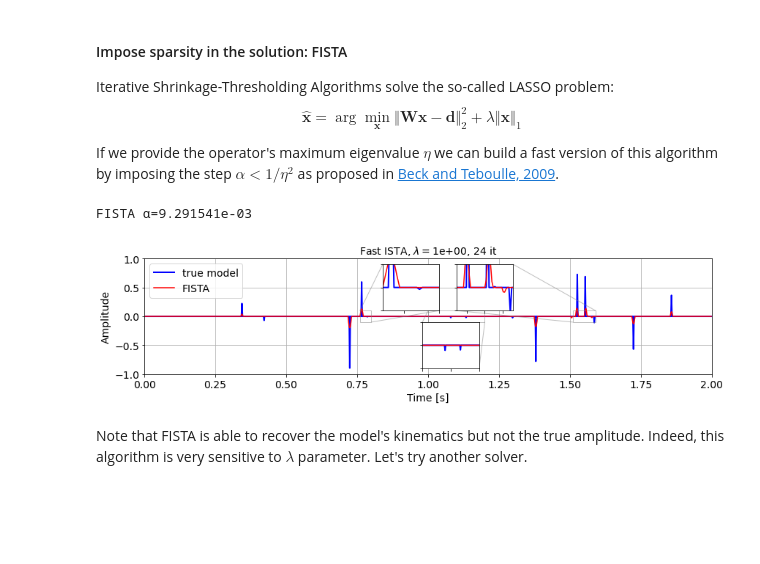
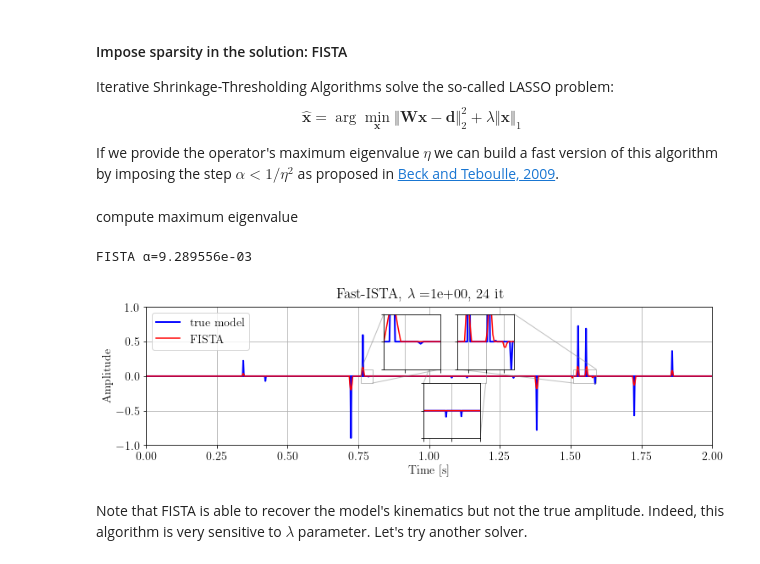
Before and after one commit to fpicetti/occamypy, a Jupyter notebook: tutorials/SplitBregman Examples.ipynb, the cells around one changed output. Drawn from its saved outputs; the diff is of its cells as text; code cells hidden in the pictures; blank space fills up the shorter version.

```diff
--- a/tutorials/SplitBregman Examples.ipynb
+++ b/tutorials/SplitBregman Examples.ipynb
@@ -49,17 +52,17 @@ In this example we want to invert a 1D seismic trace for the Earth's reflectivit
 We suppose the wavelet to be known, yielding  to a deterministic deconvolution problem.
 # %%
 # load wavelet
-wav = occamypy.VectorNumpy(np.load("./data/ricker20.npy"))
+wav = o.VectorNumpy(np.load("./data/ricker20.npy"))
 nt = 51.
 ot = 0.
 dt = 0.002
 
 # load reflectivity
-x = occamypy.VectorNumpy(np.load("./data/reflectivity1D.npy"))
+x = o.VectorNumpy(np.load("./data/reflectivity1D.npy"))
 time_axis = np.arange(x.size)*dt
 
 # instantating operator
-W = occamypy.ConvND(x, wav)
+W = o.ConvND(x, wav)
 
 # Generating true recorded trace
 d = W * x
@@ -216,64 +203,62 @@ Iterative Shrinkage-Thresholding Algorithms solve the so-called LASSO problem:
 
 If we provide the operator's maximum eigenvalue $\eta$ we can build a fast version
 of this algorithm by imposing the step $\alpha < 1/\eta^2$ as proposed in [Beck and Teboulle, 2009](https://doi.org/10.1137/080716542).
+# %% [markdown]
+compute maximum eigenvalue
+# %%
+maxeig = W.powerMethod()
+print('FISTA α=%.6e' % (1/(maxeig**2)))
+# %% [output]
+FISTA α=9.289556e-03
 # %%
-# compute maximum eigenvalue
-maxeig = W.powerMethod()
-print('FISTA α=%.6e' % (1/(maxeig**2)))
-
 # define the LASSO problem
-problemFISTA = occamypy.Lasso(x.clone().zero(), d, W, lambda_value=1, op_norm=maxeig**2)
+problemFISTA = o.Lasso(x.clone().zero(), d, W, lambda_value=1, op_norm=maxeig**2)
 
 # instantiate the fast solver with 1000 iterations
-FISTA = occamypy.ISTA(occamypy.BasicStopper(10000), fast=True)
+FISTA = o.ISTA(o.BasicStopper(10000), fast=True)
 FISTA.setDefaults(save_obj=True)
 
 # solve the problem
 FISTA.run(problemFISTA, verbose=False)
-# %% [output]
-FISTA α=9.291541e-03
 # %%
-fig, ax = plt.subplots(figsize=(12, 3))
+fig, ax = plt.subplots()
 ax.plot(time_axis, x.plot(), 'b', lw=2, label='true model')
 ax.plot(time_axis, problemFISTA.model.plot(), 'r',  label='FISTA')
 ax.legend(loc='upper left')
 ax.set_ylim(-1., 1.), ax.set_xlim(0,2)
 ax.set_xlabel("Time [s]"), ax.set_ylabel("Amplitude")
-ax.grid(True)
 
 axins1 = ax.inset_axes([0.42, 0.55, 0.1, 0.4])
 axins1.plot(time_axis, x.plot(), 'b', lw=2)
 axins1.plot(time_axis, problemFISTA.model.plot(), 'r')
 axins1.set_xlim(0.76, 0.8)
 axins1.set_ylim(-.1, .1)
 axins1.set_xticklabels('')
 axins1.set_yticklabels('')
 ax.indicate_inset_zoom(axins1)
 
 axins2 = ax.inset_axes([0.55, 0.55, 0.1, 0.4])
 axins2.plot(time_axis, x.plot(), 'b', lw=2)
 axins2.plot(time_axis, problemFISTA.model.plot(), 'r')
 axins2.set_xlim(1.51, 1.59)
 axins2.set_ylim(-.1, .1)
 axins2.set_xticklabels('')
 axins2.set_yticklabels('')
 ax.indicate_inset_zoom(axins2)
 
 axins3 = ax.inset_axes([0.49, 0.05, 0.1, 0.4])
 axins3.plot(time_axis, x.plot(), 'b', lw=2)
 axins3.plot(time_axis, problemFISTA.model.plot(), 'r')
 axins3.set_xlim(1.0, 1.2)
 axins3.set_ylim(-.1, .1)
 axins3.set_xticklabels('')
 axins3.set_yticklabels('')
 ax.indicate_inset_zoom(axins3)
 
-plt.tight_layout(pad=0.5)
-plt.title(r'Fast ISTA, $\lambda=$%.e, %d it' % (problemFISTA.lambda_value, len(FISTA.obj)))
-#plt.savefig("ricker_fista10.pdf")
+plt.suptitle(r'Fast-ISTA, $\lambda=$%.e, %d it' % (problemFISTA.lambda_value, len(FISTA.obj)))
 plt.show()
 # %% [output]
-[figure, old version]
+[figure, new version]
 # %% [markdown]
 Note that FISTA is able to recover the model's kinematics but not the true amplitude.
 Indeed, this algorithm is very sensitive to $\lambda$ parameter.
```
Also changed, not shown: parts of 36 cells of this notebook, 22 other files.
